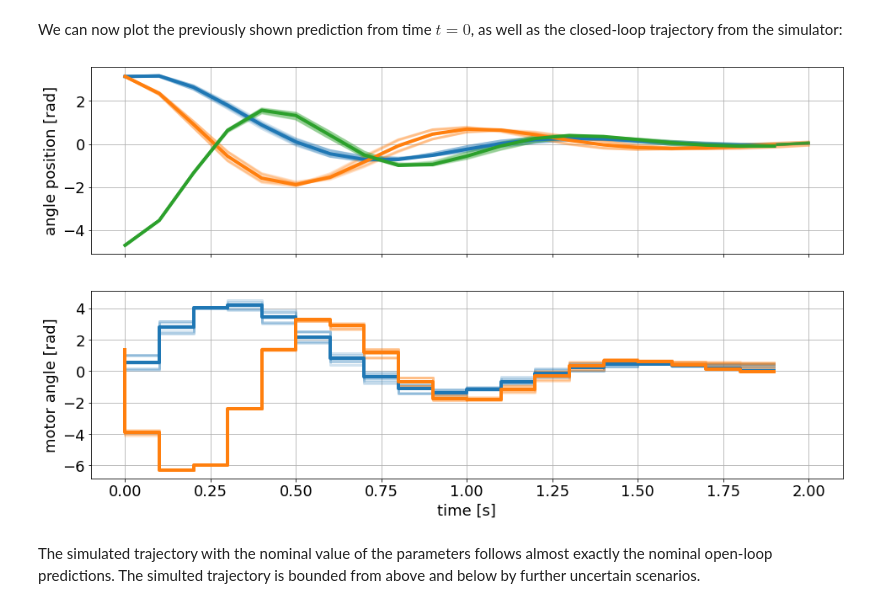
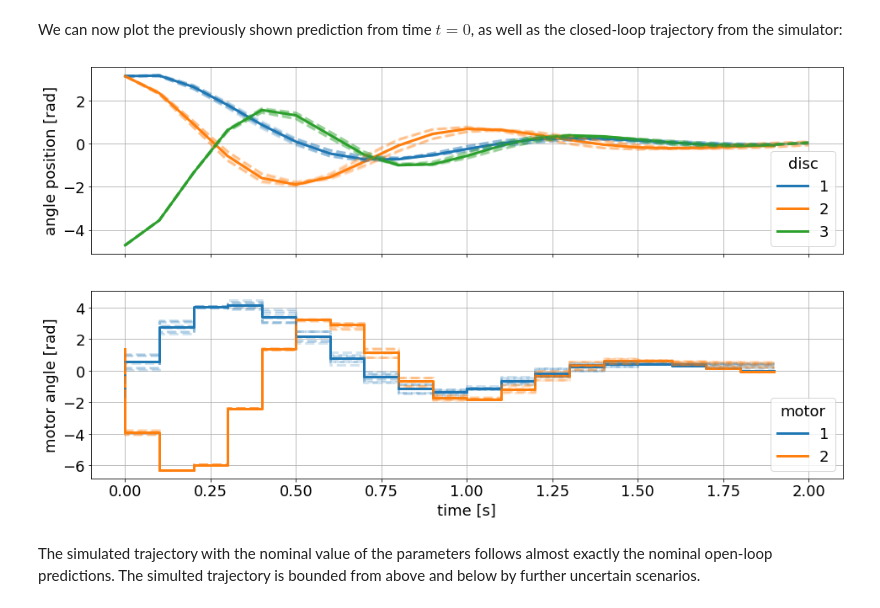
Before and after one commit to do-mpc/do-mpc, a Jupyter notebook: documentation/source/getting_started.ipynb, the cells around one changed output. Cells and saved outputs as stored; diff of their text form; code cells hidden in the pictures.

```diff
--- a/documentation/source/getting_started.ipynb
+++ b/documentation/source/getting_started.ipynb
@@ -342,3 +389,6 @@ graphics = do_mpc.graphics.Graphics()
+# %%
+mpc_graphics = do_mpc.graphics.Graphics(mpc.data)
+sim_graphics = do_mpc.graphics.Graphics(simulator.data)
 # %% [markdown]
 Next, we create a `figure` and obtain its `axis` object. Matplotlib offers multiple alternative ways to obtain an `axis` object, e.g. [subplots](https://matplotlib.org/3.1.1/api/_as_gen/matplotlib.pyplot.subplots.html), [subplot2grid](https://matplotlib.org/3.1.1/api/_as_gen/matplotlib.pyplot.subplot2grid.html), or simply [gca](https://matplotlib.org/3.1.1/api/_as_gen/matplotlib.pyplot.gca.html). We use `subplots`:
 # %%
@@ -448,15 +547,14 @@ for i in range(20):
 # %% [markdown]
 We can now plot the previously shown prediction from time $t=0$, as well as the closed-loop trajectory from the simulator:
 # %%
-# Clear previous lines
-graphics.reset_axes()
 # Plot predictions from t=0
-pred_lines = graphics.plot_predictions(mpc.data, t_ind=0, linewidth=3, alpha=.2)
+mpc_graphics.plot_predictions(t_ind=0)
 # Plot results until current time
-res_lines = graphics.plot_results(simulator.data, linewidth=4, alpha=1)
+sim_graphics.plot_results()
+sim_graphics.reset_axes()
 fig
 # %% [output]
-[figure, old version]
+[figure, new version]
 # %% [markdown]
 The simulated trajectory with the nominal value of the parameters follows almost exactly the nominal open-loop predictions. The simulted trajectory is bounded from above and below by further uncertain scenarios.
 # %% [markdown]
```
Also changed, not shown: parts of 55 cells of this notebook, 4 other files.
